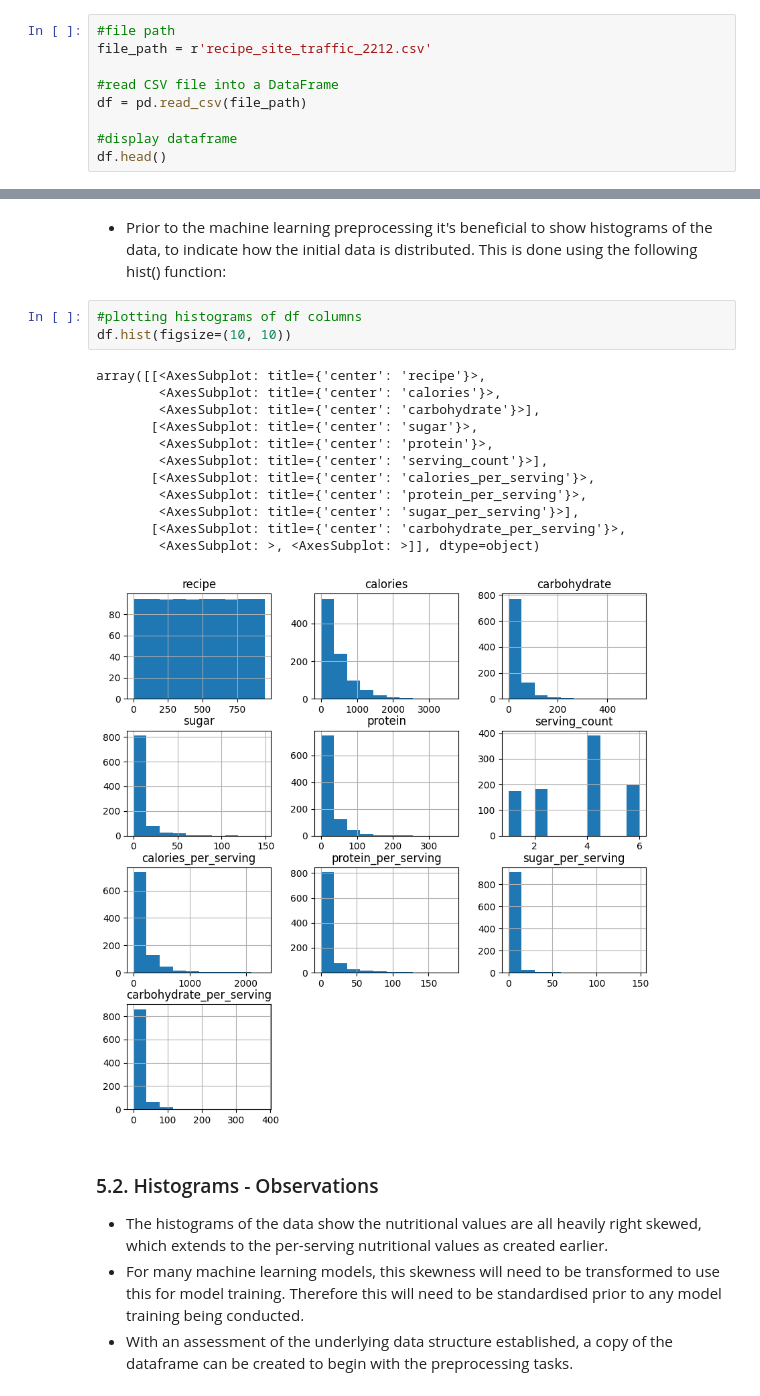
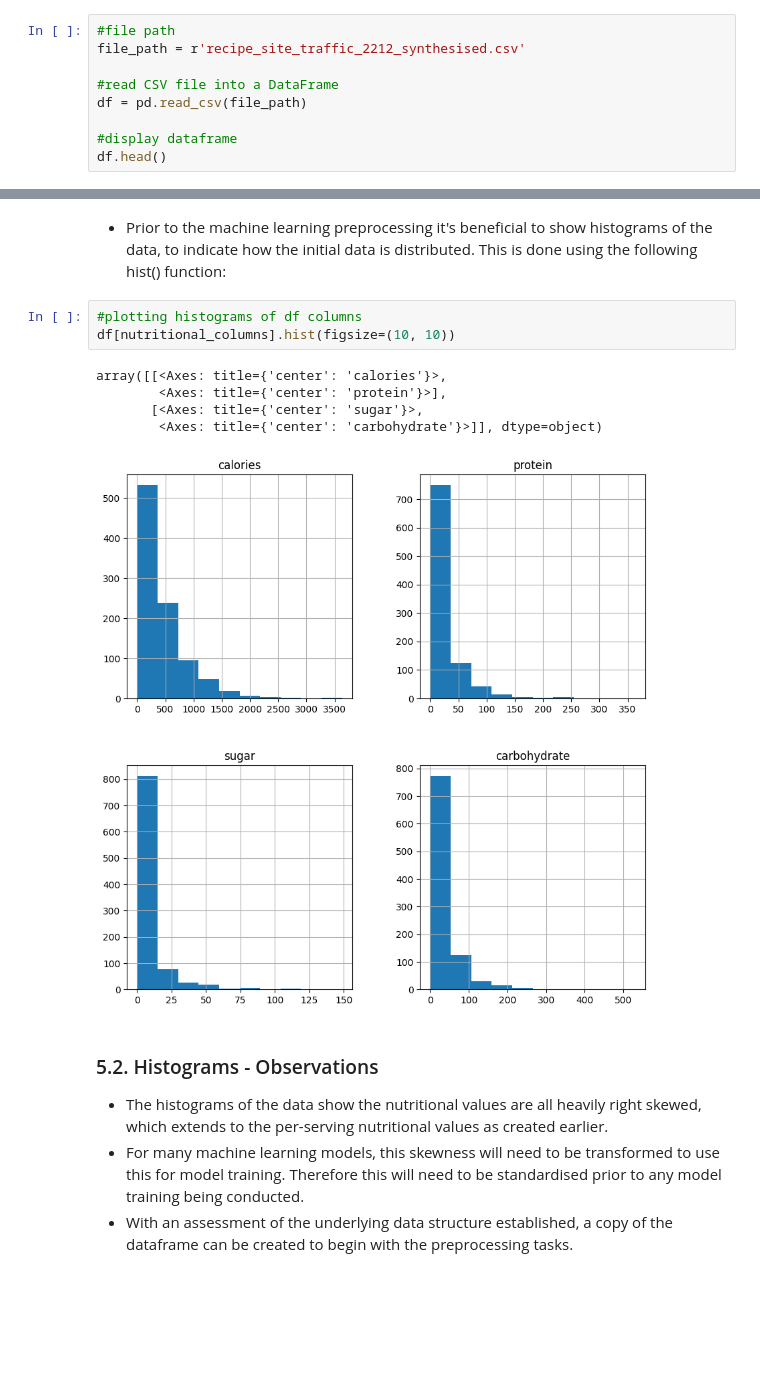
Before and after one commit to jlenehan/Website_Recipe_Classification, a Jupyter notebook: notebook.ipynb, the cells around one changed output, grey strips where cells are left out. Saved outputs shown, nothing was run; the diff lists cells and outputs as text; blank space fills up the shorter version.

```diff
--- a/notebook.ipynb
+++ b/notebook.ipynb
@@ -65,7 +65,7 @@ from sklearn.metrics import precision_score
 - Immediately, it's evident there are missing values in the nutritional columns (calories, carbohydrate, sugar, protein), which will need to be filled with appropriate values.
 # %%
 #file path
-file_path = r'recipe_site_traffic_2212.csv'
+file_path = r'recipe_site_traffic_2212_synthesised.csv'
 
 #read CSV file into a DataFrame
 df = pd.read_csv(file_path)
@@ -357,20 +357,13 @@ for column in nutritional_columns:
 - Prior to the machine learning preprocessing it's beneficial to show histograms of the data, to indicate how the initial data is distributed. This is done using the following hist() function:
 # %%
 #plotting histograms of df columns
-df.hist(figsize=(10, 10))
+df[nutritional_columns].hist(figsize=(10, 10))
 # %% [output]
-array([[<AxesSubplot: title={'center': 'recipe'}>,
-        <AxesSubplot: title={'center': 'calories'}>,
-        <AxesSubplot: title={'center': 'carbohydrate'}>],
-       [<AxesSubplot: title={'center': 'sugar'}>,
-        <AxesSubplot: title={'center': 'protein'}>,
-        <AxesSubplot: title={'center': 'serving_count'}>],
-       [<AxesSubplot: title={'center': 'calories_per_serving'}>,
-        <AxesSubplot: title={'center': 'protein_per_serving'}>,
-        <AxesSubplot: title={'center': 'sugar_per_serving'}>],
-       [<AxesSubplot: title={'center': 'carbohydrate_per_serving'}>,
-        <AxesSubplot: >, <AxesSubplot: >]], dtype=object)
+array([[<Axes: title={'center': 'calories'}>,
+        <Axes: title={'center': 'protein'}>],
+       [<Axes: title={'center': 'sugar'}>,
+        <Axes: title={'center': 'carbohydrate'}>]], dtype=object)
-[figure, old version]
+[figure, new version]
 # %% [markdown]
 ### 5.2. Histograms - Observations
 
```
Also changed, not shown: parts of 6 cells of this notebook.
